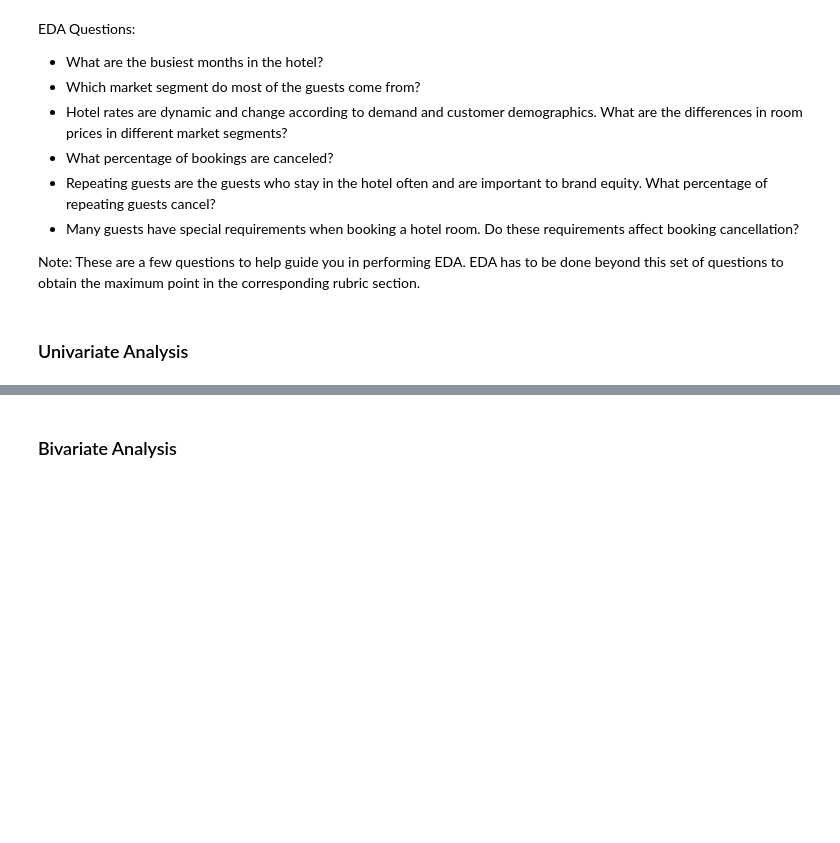
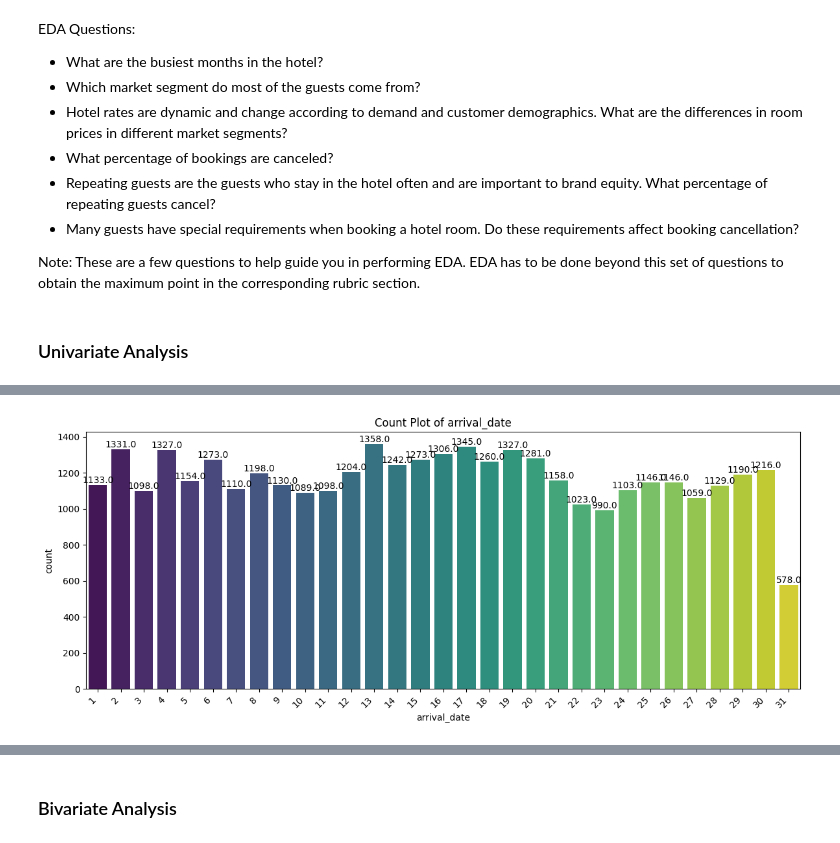
Before and after one commit to akatjizeu/Data-Science, a Jupyter notebook: deakin-bridging/ML2/ML2_INN_Full_code_Learner_notebook.ipynb, the cells around one changed output, grey strips where cells are left out. Cells and saved outputs as stored; diff of their text form; code cells hidden in the pictures; blank space fills up the shorter version.

```diff
--- a/deakin-bridging/ML2/ML2_INN_Full_code_Learner_notebook.ipynb
+++ b/deakin-bridging/ML2/ML2_INN_Full_code_Learner_notebook.ipynb
@@ -344,2 +366,20 @@ Note: These are a few questions to help guide you in performing EDA. EDA has to
+# %%
+# A function that takes a dataframe and a categorical variable and displays two appropriate visuals for the variable for EDA
+def univariate_analysis_categorical(df, var):
+    plt.figure(figsize=(12, 5))
+
+    # Count plot
+    #plt.subplot(1, 2, 1)
+    ax = sns.countplot(data=df, x=var, palette='viridis')
+    plt.title(f'Count Plot of {var}')
+    plt.xticks(rotation=45, ha='right')
+
+    # Add count numbers on top of the bars
+    for p in ax.patches:
+        ax.annotate(f'{p.get_height()}', (p.get_x() + p.get_width() / 2., p.get_height()),
+                    ha='center', va='center', xytext=(0, 5), textcoords='offset points')
+
+    plt.tight_layout()
+    plt.show()
 # %% [markdown]
 ### Univariate Analysis
@@ -348,0 +398,4 @@ def univariate_analysis_num(df, col):
+# %%
+univariate_analysis_categorical(data, 'arrival_date')
+# %% [output]
+[figure, added]
```
Also changed, not shown: parts of 24 cells of this notebook.
